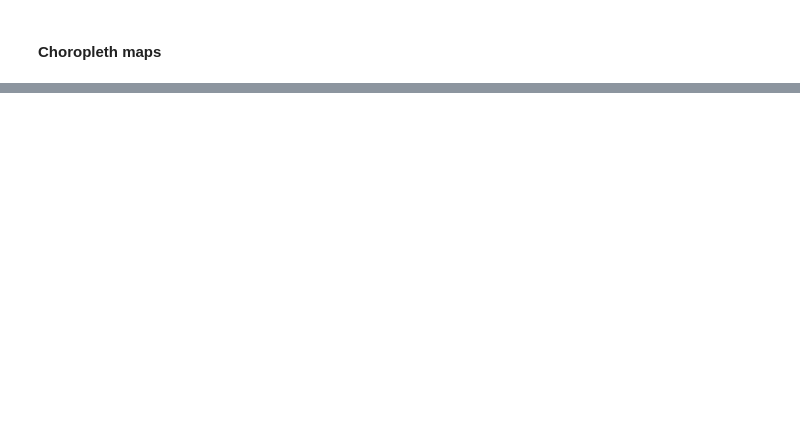
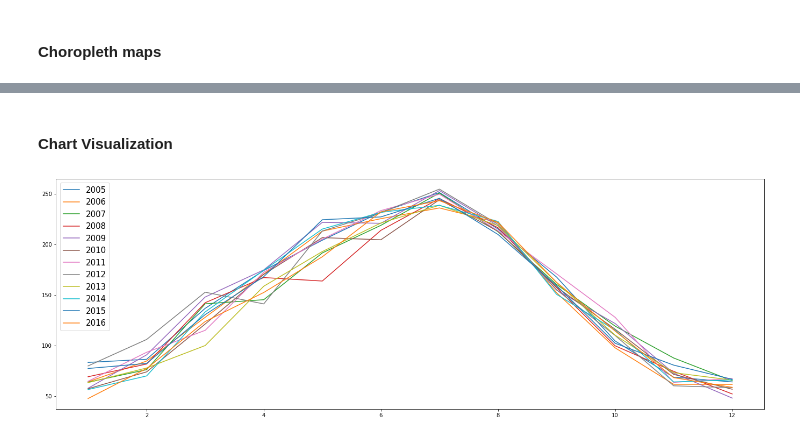
Before and after one commit to josemjm/pvgis_analytics, a Jupyter notebook: PVGIS_Analysis.ipynb, the cells around one changed output, grey strips where cells are left out. Drawn from its saved outputs; the diff is of its cells as text; code cells hidden in the pictures; blank space fills up the shorter version.

```diff
--- a/PVGIS_Analysis.ipynb
+++ b/PVGIS_Analysis.ipynb
@@ -131,0 +147,7 @@ m
+# %%
+mgi_anual_df = pd.DataFrame()
+
+for year in range(2005, 2017):
+    mgi_anual_df = mgi_anual_df.append(sql_functions.anual_monthly_series_gi(year, client))
+
+mgi_anual_df.head()
@@ -131,0 +161,17 @@ m
+# %% [markdown]
+#### Chart Visualization
+# %%
+# Define data values
+x = list(mgi_anual_df['month'].drop_duplicates())
+
+for year in range(2005, 2017):
+    # Iterate plotting a simple line chart
+    a = mgi_anual_df[mgi_anual_df['year']==year]
+    y = list(pd.Series(a['global_irradiance'].values, index=a['month']))
+    plt.plot(x, y, label=str(year))
+
+plt.rcParams['figure.figsize'] = [60/2.54, 20/2.54]
+plt.legend(loc="upper left", fontsize=15)
+plt.show()
+# %% [output]
+[figure, added]
```
Also changed, not shown: parts of 12 cells of this notebook, 4 other files.
